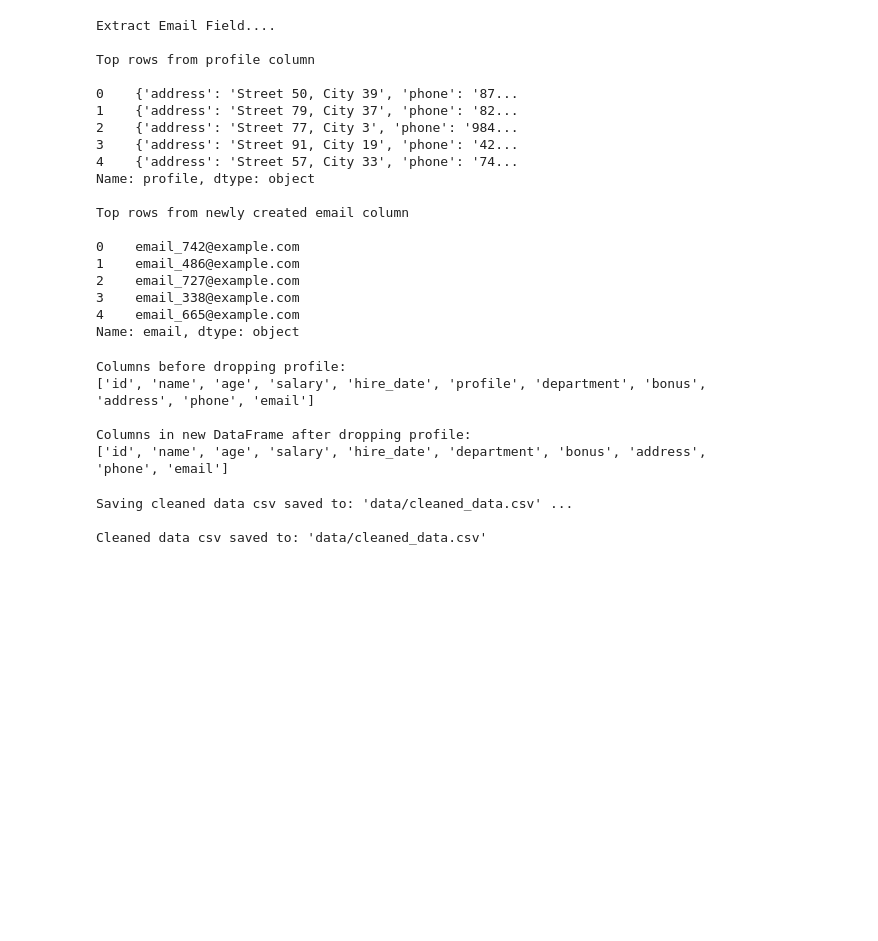
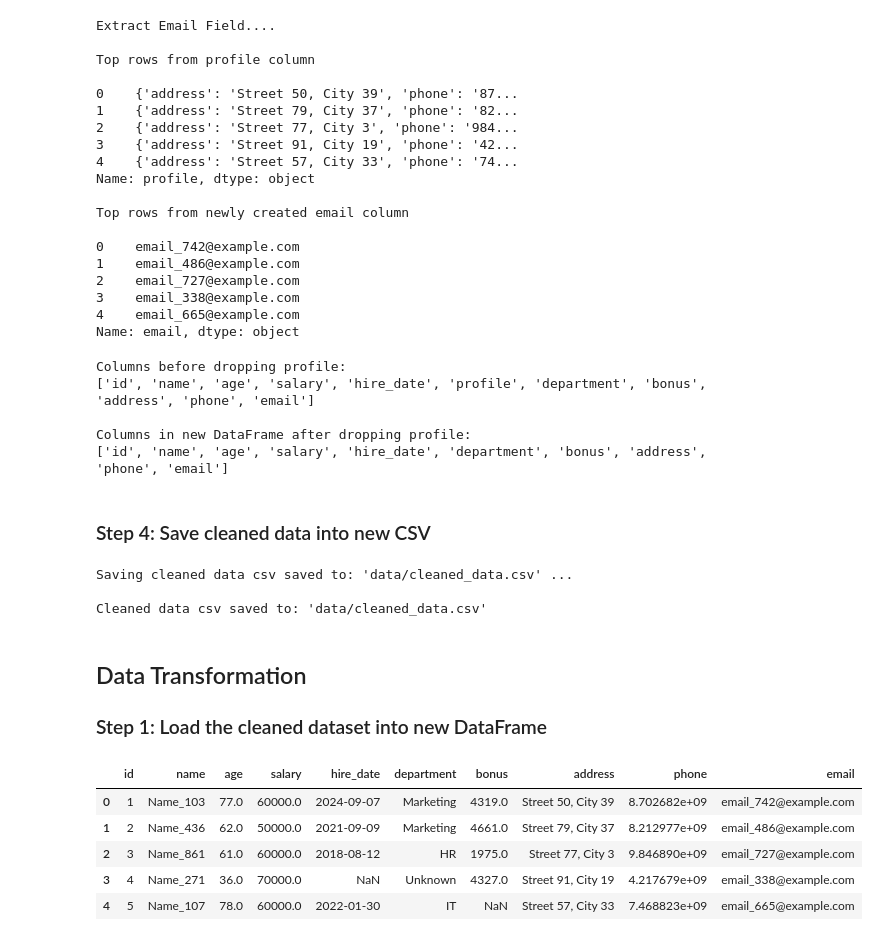
Before and after one commit to anveshmuppeda/mlops, a Jupyter notebook: 003-data-transformation/data_transformation.ipynb, the cells around one changed output. Drawn from its saved outputs; the diff is of its cells as text; code cells hidden in the pictures; blank space fills up the shorter version.

Commit message:
Add Tranformation steps

```diff
--- a/003-data-transformation/data_transformation.ipynb
+++ b/003-data-transformation/data_transformation.ipynb
@@ -351,4 +353,6 @@ Columns before dropping profile:
 
 Columns in new DataFrame after dropping profile:
 ['id', 'name', 'age', 'salary', 'hire_date', 'department', 'bonus', 'address', 'phone', 'email']
+# %% [markdown]
+### Step 4: Save cleaned data into new CSV
 # %%
@@ -359,3 +363,16 @@ print("\nCleaned data csv saved to: 'data/cleaned_data.csv'")
 Saving cleaned data csv saved to: 'data/cleaned_data.csv' ...
 
 Cleaned data csv saved to: 'data/cleaned_data.csv'
+# %% [markdown]
+## Data Transformation
+### Step 1: Load the cleaned dataset into new DataFrame
+# %%
+clean_df = pd.read_csv("data/cleaned_data.csv")
+clean_df.head()
+# %% [output]
+|  | id | name | age | salary | hire_date | department | bonus | address | phone | email |
+| 0 | 1 | Name_103 | 77.0 | 60000.0 | 2024-09-07 | Marketing | 4319.0 | Street 50, City 39 | 8.702682e+09 | email_742@example.com |
+| 1 | 2 | Name_436 | 62.0 | 50000.0 | 2021-09-09 | Marketing | 4661.0 | Street 79, City 37 | 8.212977e+09 | email_486@example.com |
+| 2 | 3 | Name_861 | 61.0 | 60000.0 | 2018-08-12 | HR | 1975.0 | Street 77, City 3 | 9.846890e+09 | email_727@example.com |
+| 3 | 4 | Name_271 | 36.0 | 70000.0 | NaN | Unknown | 4327.0 | Street 91, City 19 | 4.217679e+09 | email_338@example.com |
+| 4 | 5 | Name_107 | 78.0 | 60000.0 | 2022-01-30 | IT | NaN | Street 57, City 33 | 7.468823e+09 | email_665@example.com |
```
Also changed, not shown: parts of 15 cells of this notebook, 1 other file.
